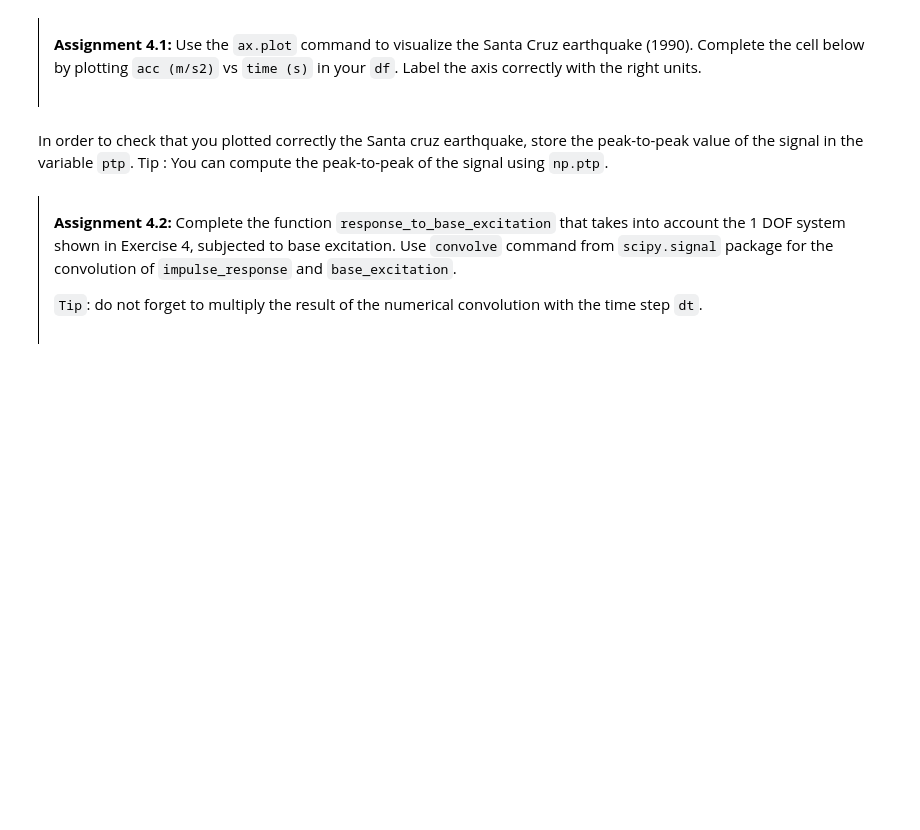
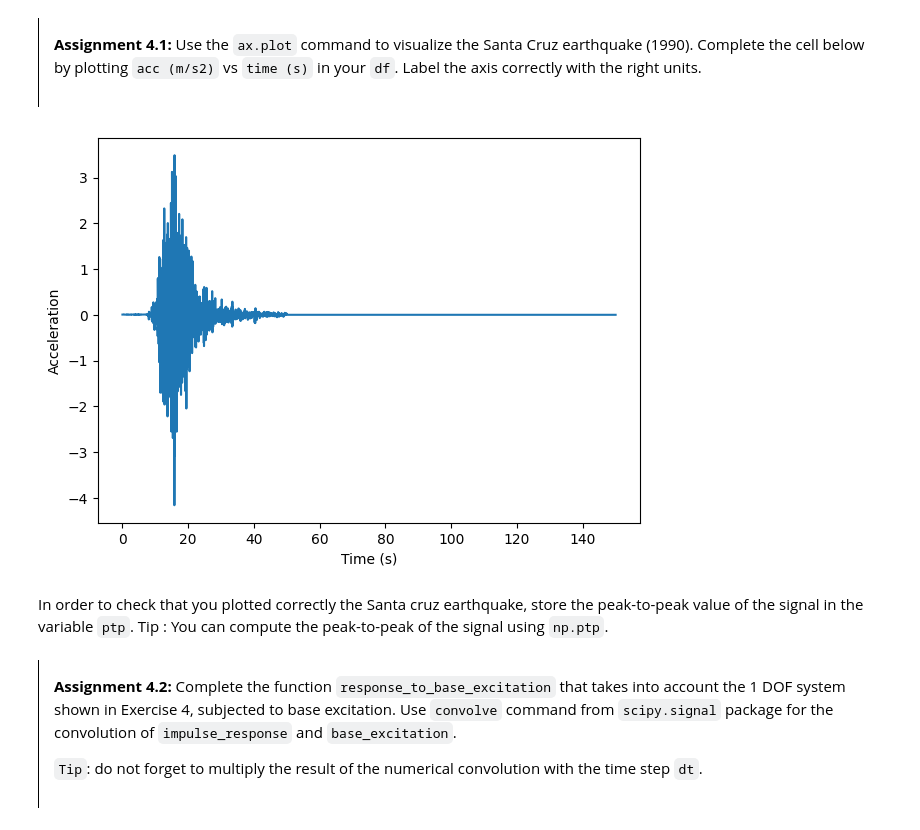
Before and after one commit to Hadain183/MV2627_Exercises, a Jupyter notebook: Session2_SDOF/session2.ipynb, the cells around one changed output. Saved outputs shown, nothing was run; the diff lists cells and outputs as text; code cells hidden in the pictures; blank space fills up the shorter version.

```diff
--- a/Session2_SDOF/session2.ipynb
+++ b/Session2_SDOF/session2.ipynb
@@ -586,11 +603,16 @@ df.head()
 # %%
 fig, ax = plt.subplots(figsize=(7, 5))
 
 t = df['time (s)']
 a = df['acc (m/s2)']
+ax.plot (t, a)
+ax.set_ylabel('Acceleration')
+ax.set_xlabel('Time (s)')
+plt.show()
 
 # YOUR CODE HERE
-raise NotImplementedError()
+# %% [output]
+[figure, added]
 # %% [markdown]
 In order to check that you plotted correctly the Santa cruz earthquake, store the peak-to-peak value of the signal in the variable `ptp`. Tip : You can compute the peak-to-peak of the signal using `np.ptp`.
 # %%
```
Also changed, not shown: parts of 24 cells of this notebook.
